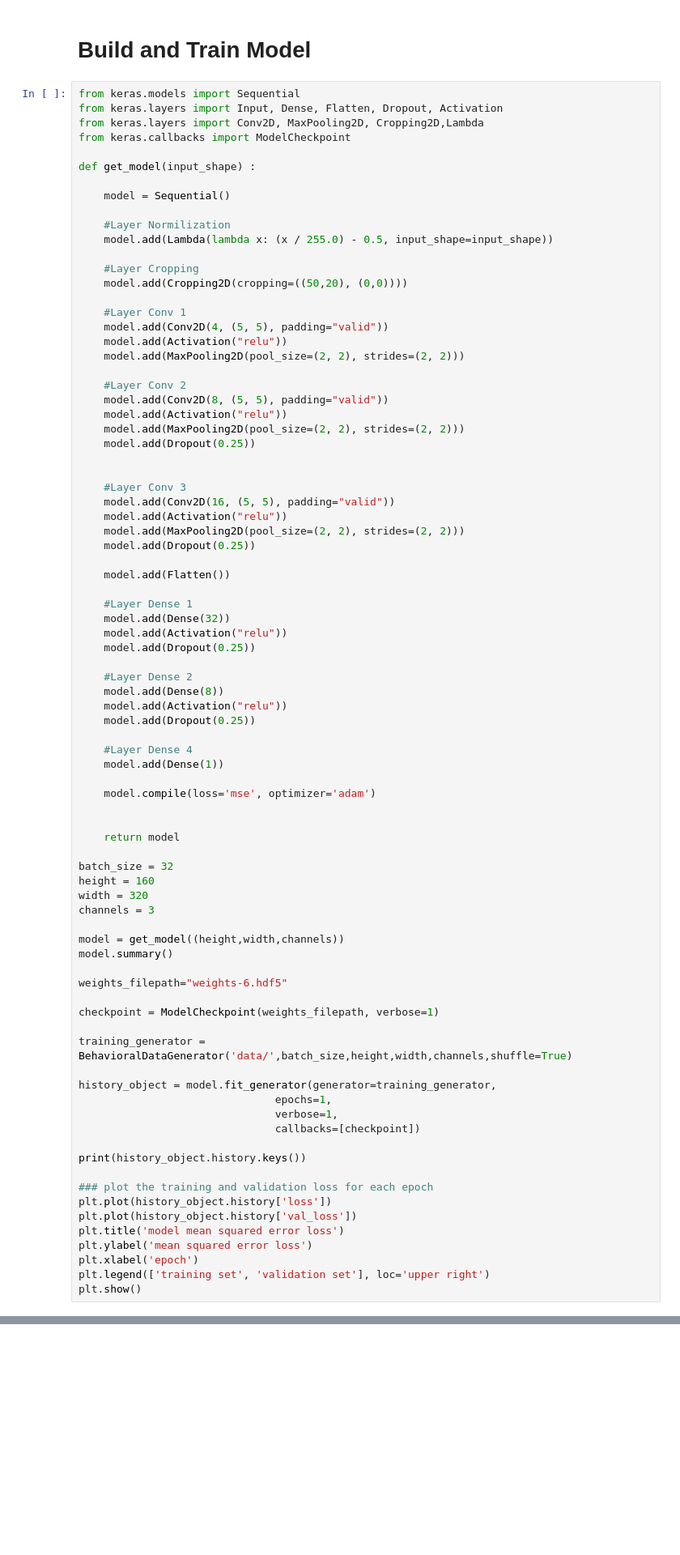
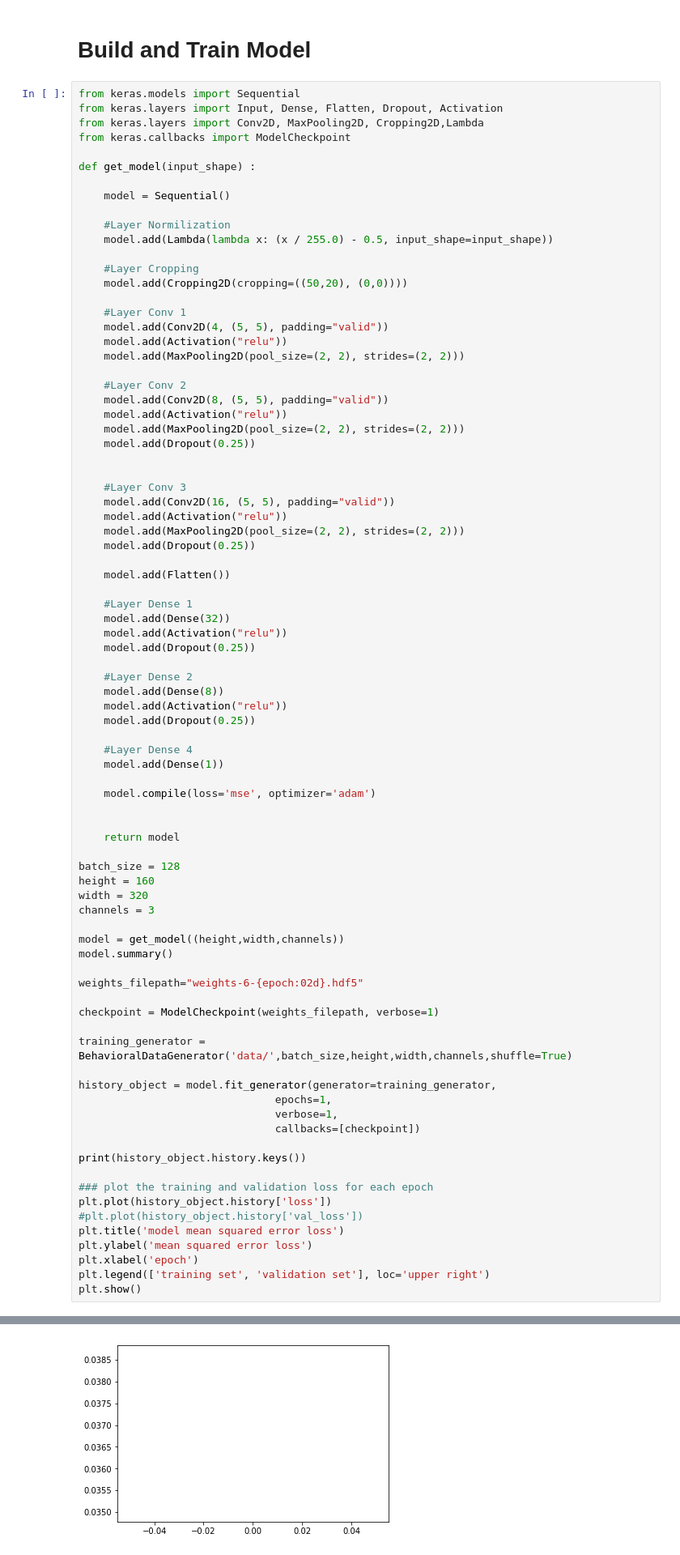
Before and after one commit to kmanicka/CarND-Behavioral-Cloning-P3, a Jupyter notebook: ModelV6.ipynb, the cells around one changed output, grey strips where cells are left out. Shown at 81% size. Drawn from its saved outputs; the diff is of its cells as text; blank space fills up the shorter version.

```diff
--- a/ModelV6.ipynb
+++ b/ModelV6.ipynb
@@ -264,7 +266,7 @@ def get_model(input_shape) :
 
     return model
 
-batch_size = 32
+batch_size = 128
 height = 160
 width = 320
 channels = 3
@@ -272,7 +274,7 @@ channels = 3
 model = get_model((height,width,channels))
 model.summary()
 
-weights_filepath="weights-6.hdf5"
+weights_filepath="weights-6-{epoch:02d}.hdf5"
 
 checkpoint = ModelCheckpoint(weights_filepath, verbose=1)
 
@@ -287,7 +289,7 @@ print(history_object.history.keys())
 
 ### plot the training and validation loss for each epoch
 plt.plot(history_object.history['loss'])
-plt.plot(history_object.history['val_loss'])
+#plt.plot(history_object.history['val_loss'])
 plt.title('model mean squared error loss')
 plt.ylabel('mean squared error loss')
 plt.xlabel('epoch')
@@ -313,0 +317 @@ Epoch 1/1
+[figure, added]
```
Also changed, not shown: parts of 2 cells of this notebook, 1 other file.
